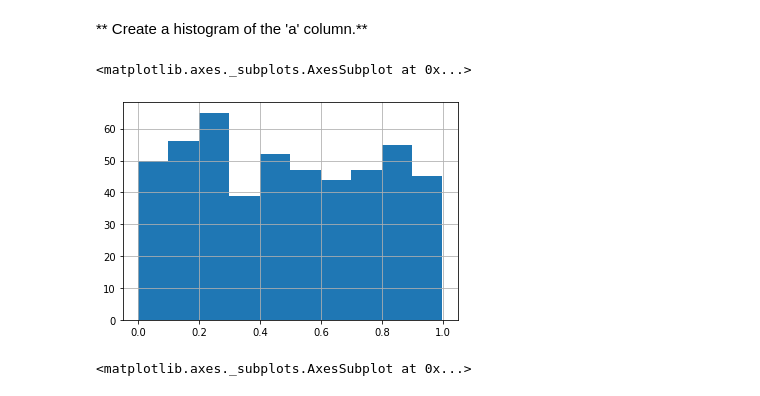
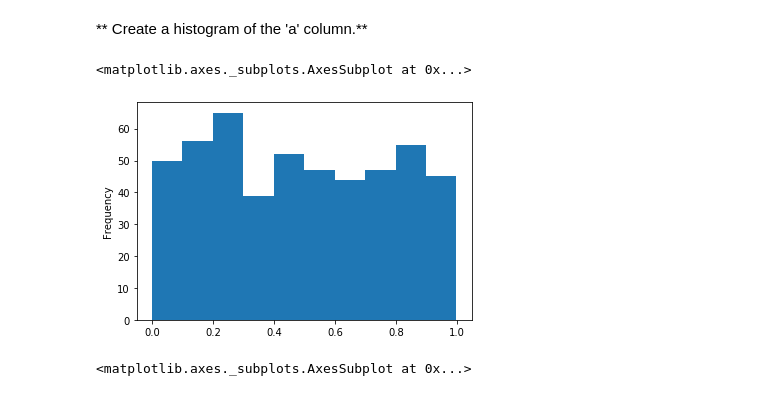
Before and after one commit to harryyifei/Python-Finance, a Jupyter notebook: 04-Visualization-Matplotlib-Pandas/04-02-Pandas Visualization/Pandas Data Visualization Exercise .ipynb, the cells around one changed output. Cells and saved outputs as stored; diff of their text form; code cells hidden in the pictures.

```diff
--- a/04-Visualization-Matplotlib-Pandas/04-02-Pandas Visualization/Pandas Data Visualization Exercise .ipynb
+++ b/04-Visualization-Matplotlib-Pandas/04-02-Pandas Visualization/Pandas Data Visualization Exercise .ipynb
@@ -47,10 +47,10 @@ df3.plot.scatter(x='a',y='b')
 # %% [markdown]
 ** Create a histogram of the 'a' column.**
 # %%
-df3['a'].hist()
+df3['a'].plot.hist()
 # %% [output]
 <matplotlib.axes._subplots.AxesSubplot at 0x...>
-[figure, old version]
+[figure, new version]
 # %%
 # %% [output]
 <matplotlib.axes._subplots.AxesSubplot at 0x...>
```
Also changed, not shown: parts of 8 cells of this notebook, 1 other file.
